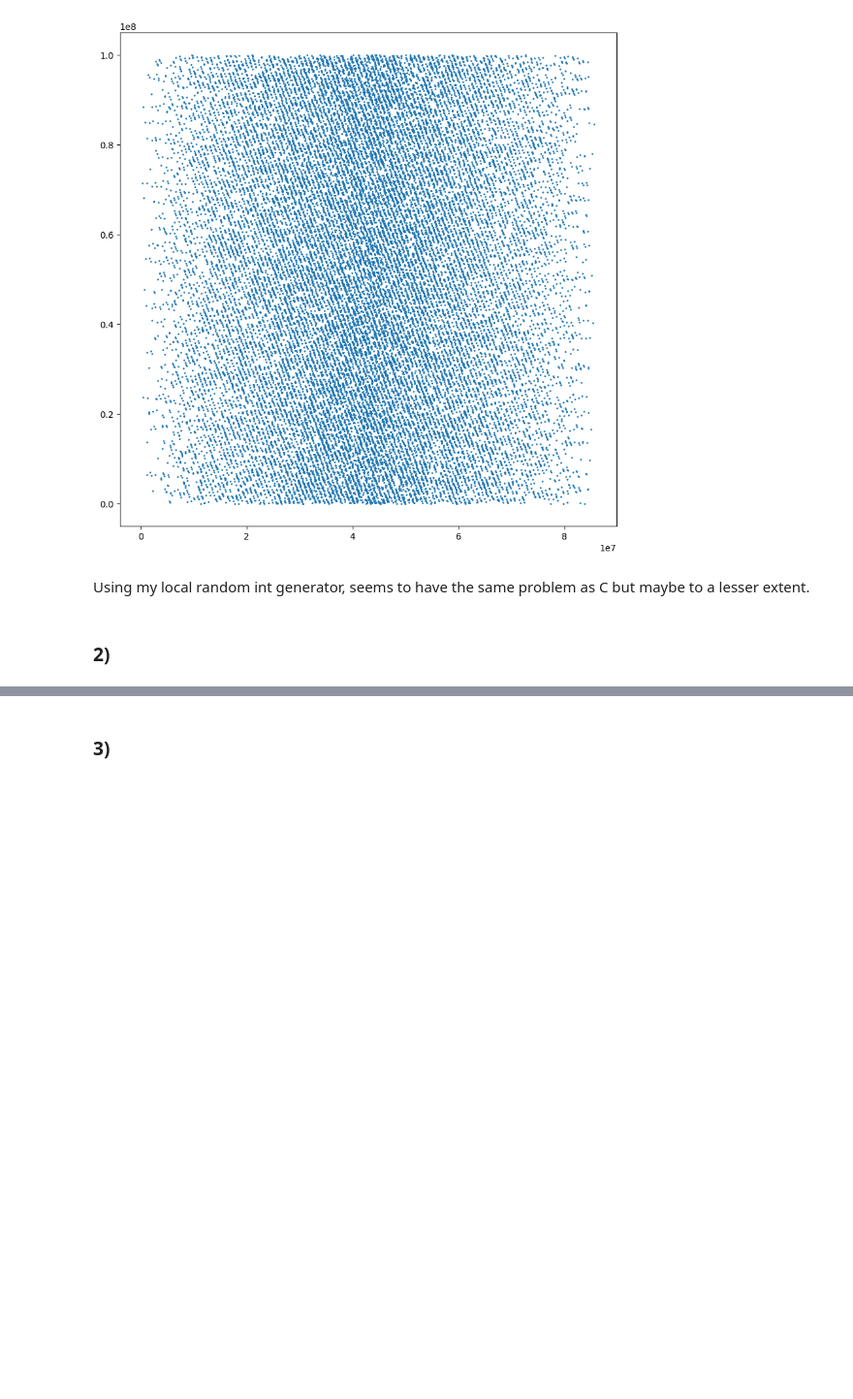
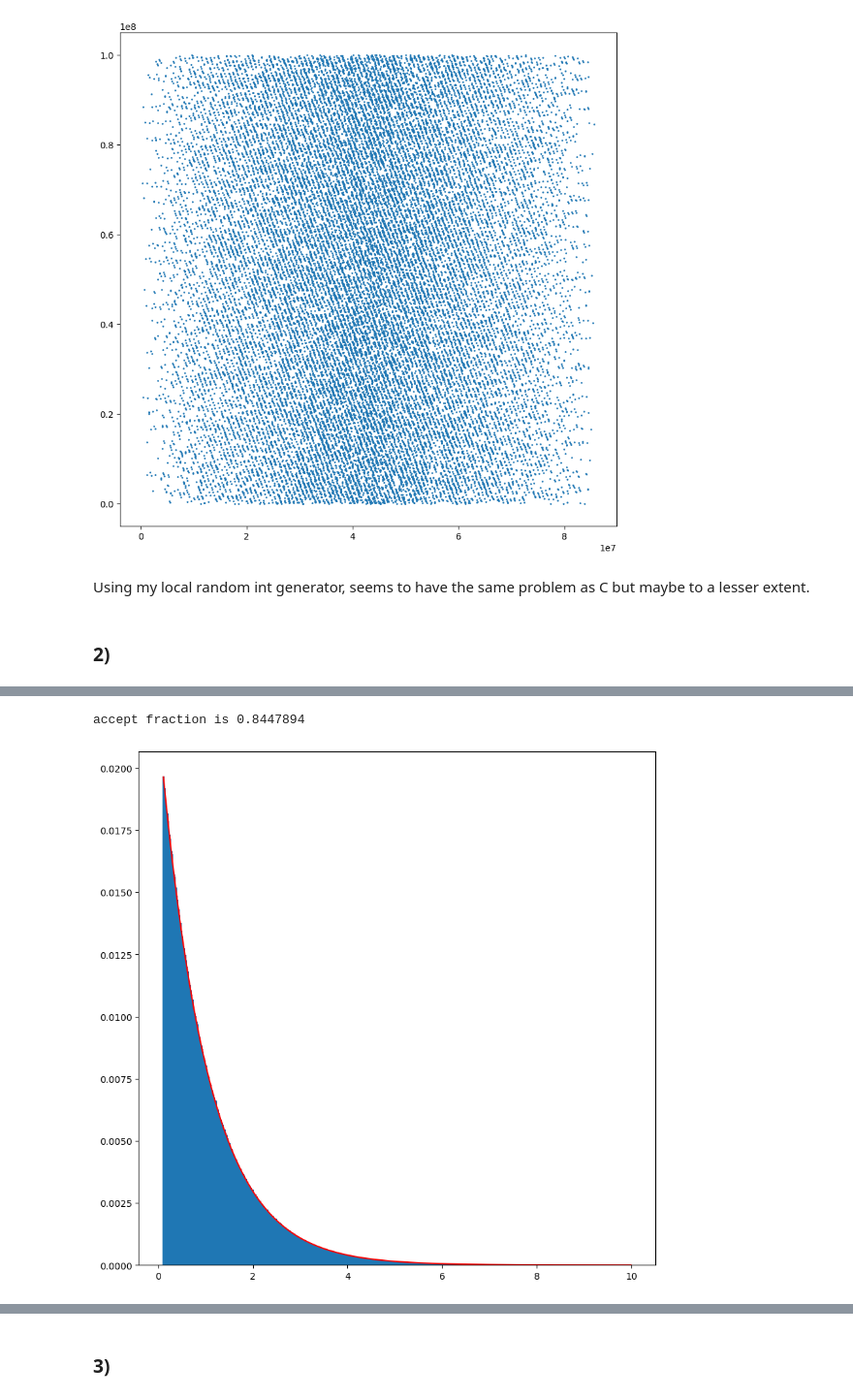
Before and after one commit to kevin-nguyen2k11/PHYS512, a Jupyter notebook: assignment7/Problem Set 7.ipynb, the cells around one changed output, grey strips where cells are left out. Shown at 97% size. Drawn from its saved outputs; the diff is of its cells as text; code cells hidden in the pictures; blank space fills up the shorter version.

```diff
--- a/assignment7/Problem Set 7.ipynb
+++ b/assignment7/Problem Set 7.ipynb
@@ -185,0 +206,23 @@ Correlation function looks like gaussian centered at offset value. Makes sense a
+# %%
+# Generate exponential deviate from lorentz bounding
+
+n=10000000
+scale=0.92
+x=np.tan(np.pi*(np.random.rand(n)-0.5))
+y=scale*lorentz(x)*np.random.rand(n)
+accept=y<np.exp(-x)
+print('accept fraction is',np.mean(accept))
+
+x_use=x[accept]
+aa,bb=np.histogram(x_use,np.linspace(0.1,10,500))
+b_cent=0.5*(bb[1:]+bb[:-1])
+pred=np.exp(-b_cent)
+pred=pred/pred.sum()
+aa=aa/aa.sum()
+plt.figure(figsize=(10,10))
+plt.plot(b_cent,pred,'r')
+plt.bar(b_cent,aa,0.05)
+plt.show()
+# %% [output]
+accept fraction is 0.8447894
+[figure, added]
```
Also changed, not shown: parts of 26 cells of this notebook, 1 other file.
